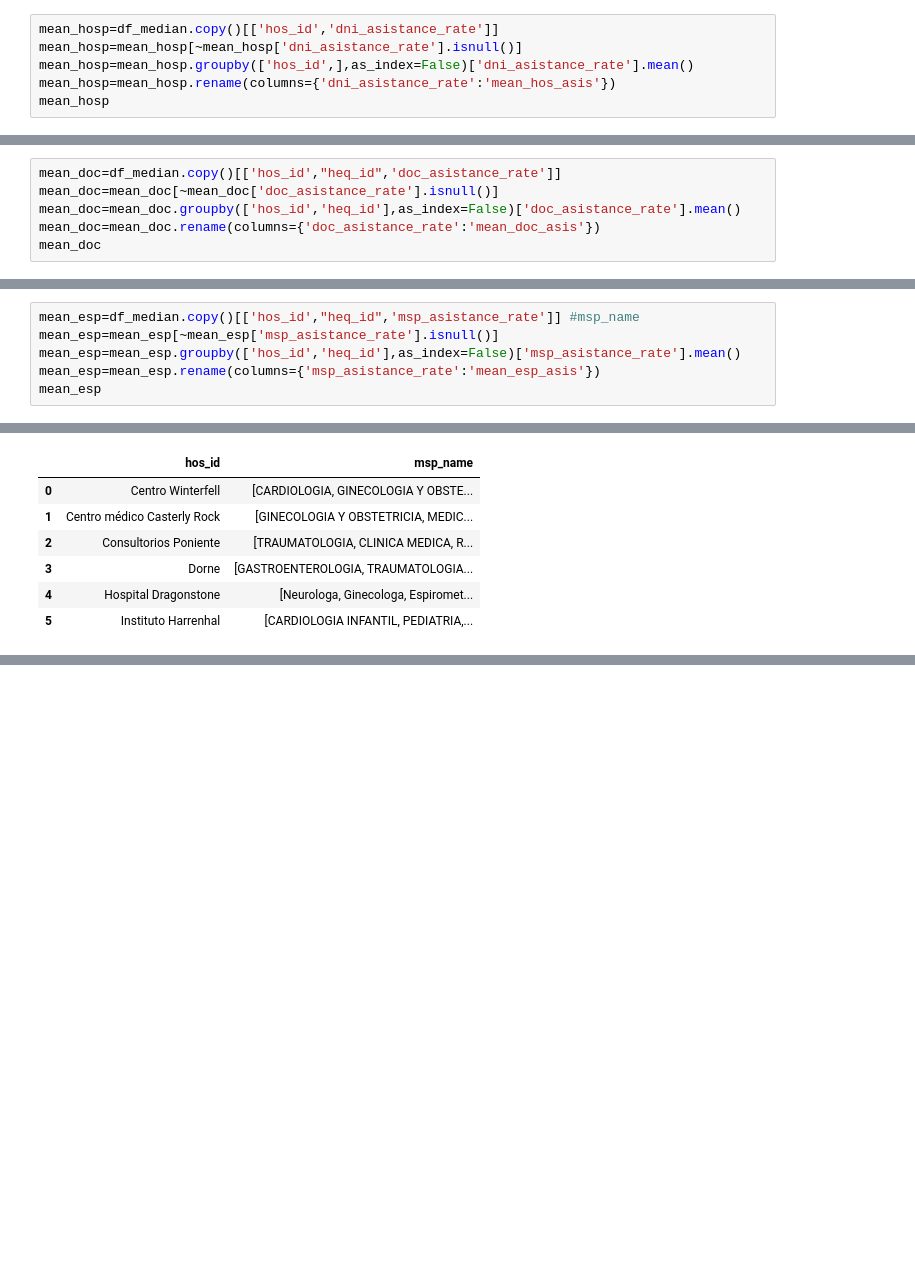
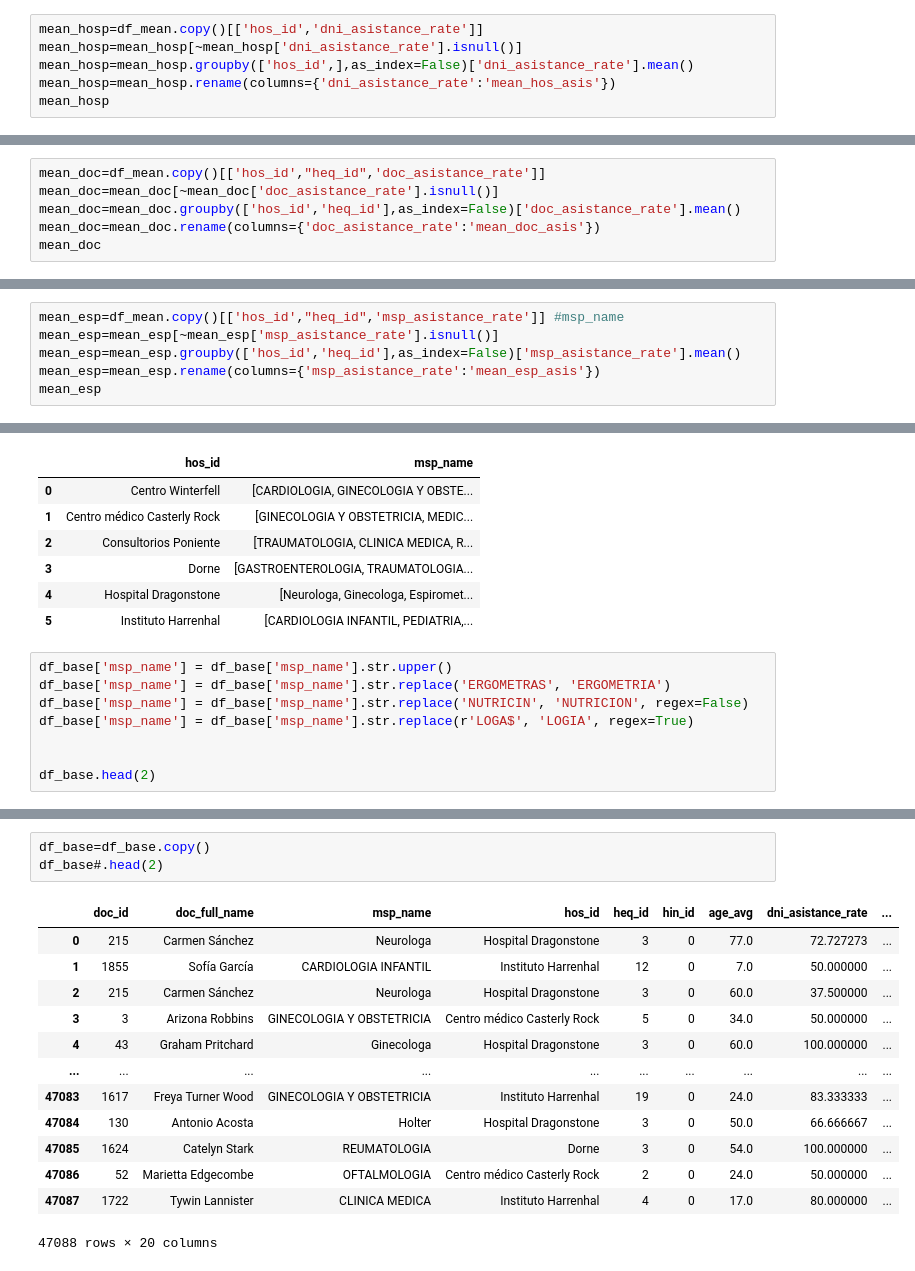
Before and after one commit to manufabregas/Dataset-Asistencia-a-turnos-m-dicos, a Jupyter notebook: TP 2/Práctico_2_Análisis_y_curación_de_datos.ipynb, the cells around one changed output, grey strips where cells are left out. Cells and saved outputs as stored; diff of their text form; blank space fills up the shorter version.

```diff
--- a/TP 2/Práctico_2_Análisis_y_curación_de_datos.ipynb
+++ b/TP 2/Práctico_2_Análisis_y_curación_de_datos.ipynb
@@ -486,7 +486,7 @@ pac_rate.head(2)
 # %% [markdown]
 Podemos rellenar con la media de asistencia de los pacientes por hospital
 # %%
-mean_hosp=df_median.copy()[['hos_id','dni_asistance_rate']]
+mean_hosp=df_mean.copy()[['hos_id','dni_asistance_rate']]
 mean_hosp=mean_hosp[~mean_hosp['dni_asistance_rate'].isnull()]
 mean_hosp=mean_hosp.groupby(['hos_id',],as_index=False)['dni_asistance_rate'].mean()
 mean_hosp=mean_hosp.rename(columns={'dni_asistance_rate':'mean_hos_asis'})
@@ -500,7 +500,7 @@ mean_hosp
 | 4 | Hospital Dragonstone | 68.508804 |
 | 5 | Instituto Harrenhal | 75.625496 |
 # %%
-mean_doc=df_median.copy()[['hos_id',"heq_id",'doc_asistance_rate']]
+mean_doc=df_mean.copy()[['hos_id',"heq_id",'doc_asistance_rate']]
 mean_doc=mean_doc[~mean_doc['doc_asistance_rate'].isnull()]
 mean_doc=mean_doc.groupby(['hos_id','heq_id'],as_index=False)['doc_asistance_rate'].mean()
 mean_doc=mean_doc.rename(columns={'doc_asistance_rate':'mean_doc_asis'})
@@ -524,7 +524,7 @@ mean_doc
 | 16 | Instituto Harrenhal | 15 | 77.186176 |
 | 17 | Instituto Harrenhal | 19 | 77.078918 |
 # %%
-mean_esp=df_median.copy()[['hos_id',"heq_id",'msp_asistance_rate']] #msp_name
+mean_esp=df_mean.copy()[['hos_id',"heq_id",'msp_asistance_rate']] #msp_name
 mean_esp=mean_esp[~mean_esp['msp_asistance_rate'].isnull()]
 mean_esp=mean_esp.groupby(['hos_id','heq_id'],as_index=False)['msp_asistance_rate'].mean()
 mean_esp=mean_esp.rename(columns={'msp_asistance_rate':'mean_esp_asis'})
@@ -616,3 +616,11 @@ espec_unicas_por_hospital
 | 3 | Dorne | [GASTROENTEROLOGIA, TRAUMATOLOGIA... |
 | 4 | Hospital Dragonstone | [Neurologa, Ginecologa, Espiromet... |
 | 5 | Instituto Harrenhal | [CARDIOLOGIA INFANTIL, PEDIATRIA,... |
+# %%
+df_base['msp_name'] = df_base['msp_name'].str.upper()
+df_base['msp_name'] = df_base['msp_name'].str.replace('ERGOMETRAS', 'ERGOMETRIA')
+df_base['msp_name'] = df_base['msp_name'].str.replace('NUTRICIN', 'NUTRICION', regex=False)
+df_base['msp_name'] = df_base['msp_name'].str.replace(r'LOGA$', 'LOGIA', regex=True)
+
+
+df_base.head(2)
@@ -618,0 +644,17 @@ espec_unicas_por_hospital
+# %%
+df_base=df_base.copy()
+df_base#.head(2)
+# %% [output]
+|  | doc_id | doc_full_name | msp_name | hos_id | heq_id | hin_id | age_avg | dni_asistance_rate | ... |
+| 0 | 215 | Carmen Sánchez | Neurologa | Hospital Dragonstone | 3 | 0 | 77.0 | 72.727273 | ... |
+| 1 | 1855 | Sofía García | CARDIOLOGIA INFANTIL | Instituto Harrenhal | 12 | 0 | 7.0 | 50.000000 | ... |
+| 2 | 215 | Carmen Sánchez | Neurologa | Hospital Dragonstone | 3 | 0 | 60.0 | 37.500000 | ... |
+| 3 | 3 | Arizona Robbins | GINECOLOGIA Y OBSTETRICIA | Centro médico Casterly Rock | 5 | 0 | 34.0 | 50.000000 | ... |
+| 4 | 43 | Graham Pritchard | Ginecologa | Hospital Dragonstone | 3 | 0 | 60.0 | 100.000000 | ... |
+| ... | ... | ... | ... | ... | ... | ... | ... | ... | ... |
+| 47083 | 1617 | Freya Turner Wood | GINECOLOGIA Y OBSTETRICIA | Instituto Harrenhal | 19 | 0 | 24.0 | 83.333333 | ... |
+| 47084 | 130 | Antonio Acosta | Holter | Hospital Dragonstone | 3 | 0 | 50.0 | 66.666667 | ... |
+| 47085 | 1624 | Catelyn Stark | REUMATOLOGIA | Dorne | 3 | 0 | 54.0 | 100.000000 | ... |
+| 47086 | 52 | Marietta Edgecombe | OFTALMOLOGIA | Centro médico Casterly Rock | 2 | 0 | 24.0 | 50.000000 | ... |
+| 47087 | 1722 | Tywin Lannister | CLINICA MEDICA | Instituto Harrenhal | 4 | 0 | 17.0 | 80.000000 | ... |
+47088 rows × 20 columns
```
Also changed, not shown: parts of 7 cells of this notebook.
